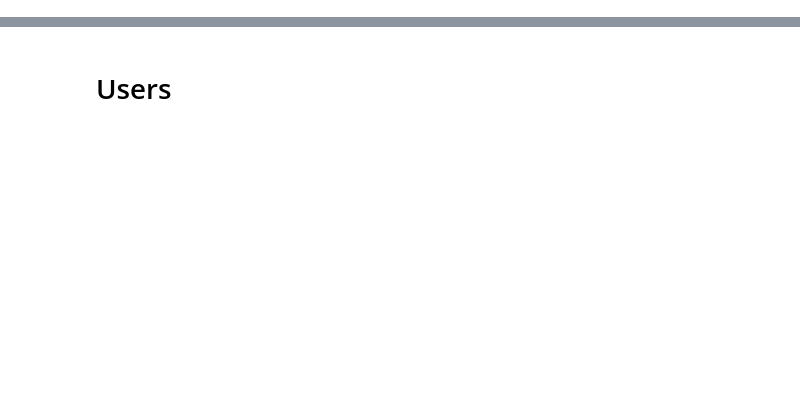
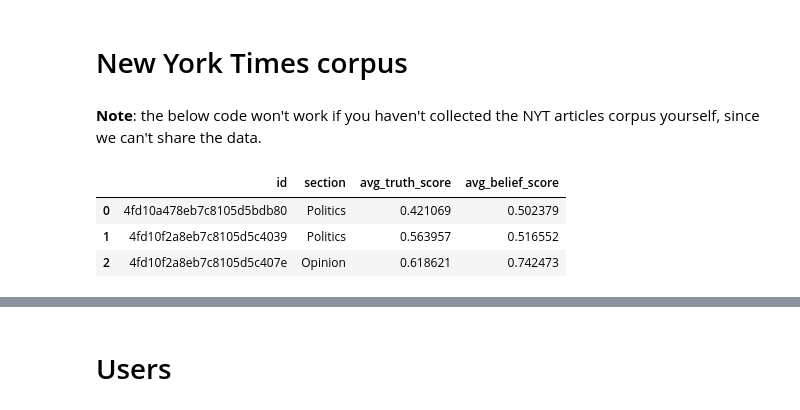
Before and after one commit to JanaLasser/new-ontology-of-truth, a Jupyter notebook: code/analysis/descriptive_dataset_statistics.ipynb, the cells around one changed output, grey strips where cells are left out. Saved outputs shown, nothing was run; the diff lists cells and outputs as text; code cells hidden in the pictures; blank space fills up the shorter version.

```diff
--- a/code/analysis/descriptive_dataset_statistics.ipynb
+++ b/code/analysis/descriptive_dataset_statistics.ipynb
@@ -16,0 +20,38 @@ indgrey = "#696969"
+# %% [markdown]
+# New York Times corpus
+# %% [markdown]
+**Note**: the below code won't work if you haven't collected the NYT articles corpus yourself, since we can't share the data.
+# %%
+src = "../../data/NYT/"
+# get honesty scores
+fname = "NYT_abstracts_honesty_component_scores_glove.csv.gzip"
+honesty_scores = pd.read_csv(Path(src, fname), compression="gzip")
+
+fname = "NYT_abstracts.csv.gzip"
+# get abstract categories
+cols = ["id", "section"]
+abstracts = pd.read_csv(Path(src, fname), compression="gzip", usecols=cols)
+
+abstracts = pd.merge(
+    abstracts,
+    honesty_scores,
+    how="left",
+    left_on="id",
+    right_on="id"
+)
+
+# merge categories
+abstracts["section"] = abstracts["section"].replace({
+    "Climate":"Science",
+    "Education":"Science",
+    "Health":"Science",
+    "U.S.":"Politics",
+    "Washington":"Politics",
+    "World":"Politics"
+})
+abstracts.head(3)
+# %% [output]
+|  | id | section | avg_truth_score | avg_belief_score |
+| 0 | 4fd10a478eb7c8105d5bdb80 | Politics | 0.421069 | 0.502379 |
+| 1 | 4fd10f2a8eb7c8105d5c4039 | Politics | 0.563957 | 0.516552 |
+| 2 | 4fd10f2a8eb7c8105d5c407e | Opinion | 0.618621 | 0.742473 |
```
Also changed, not shown: parts of 52 cells of this notebook, 1 other file.
